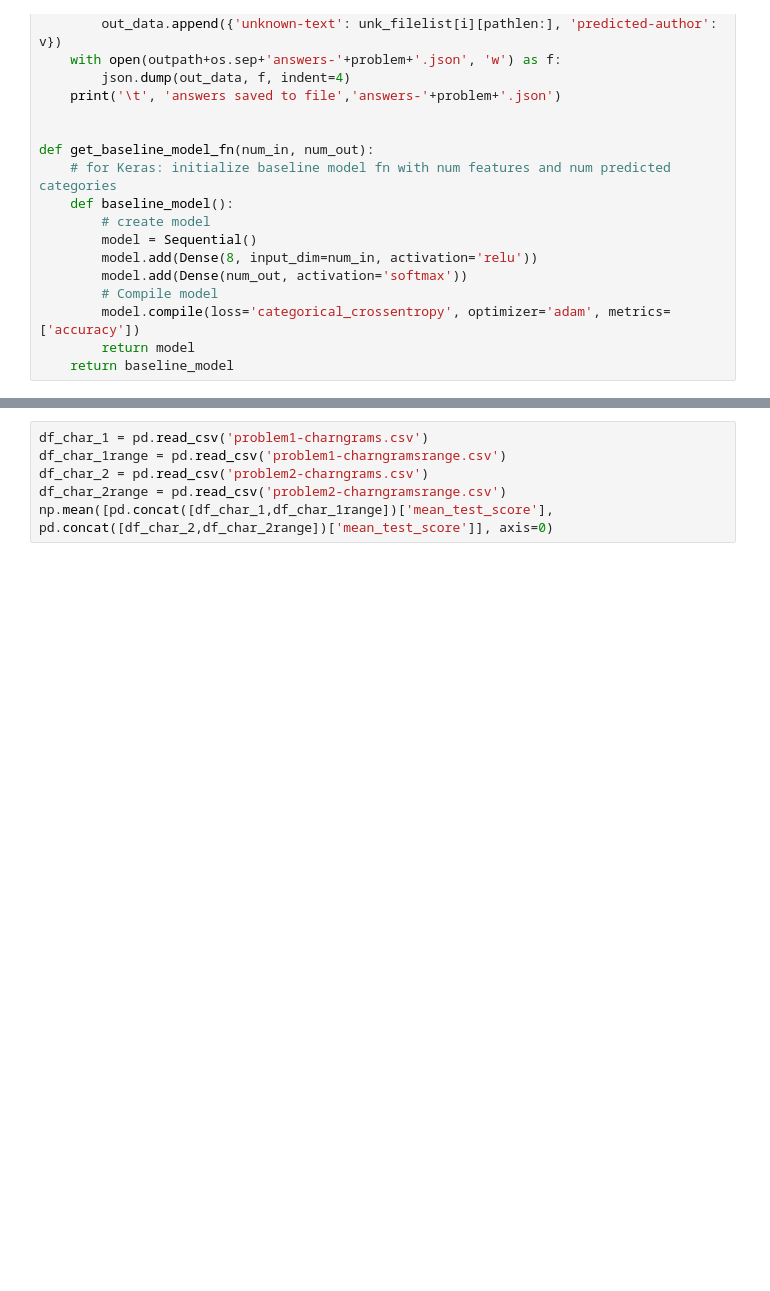
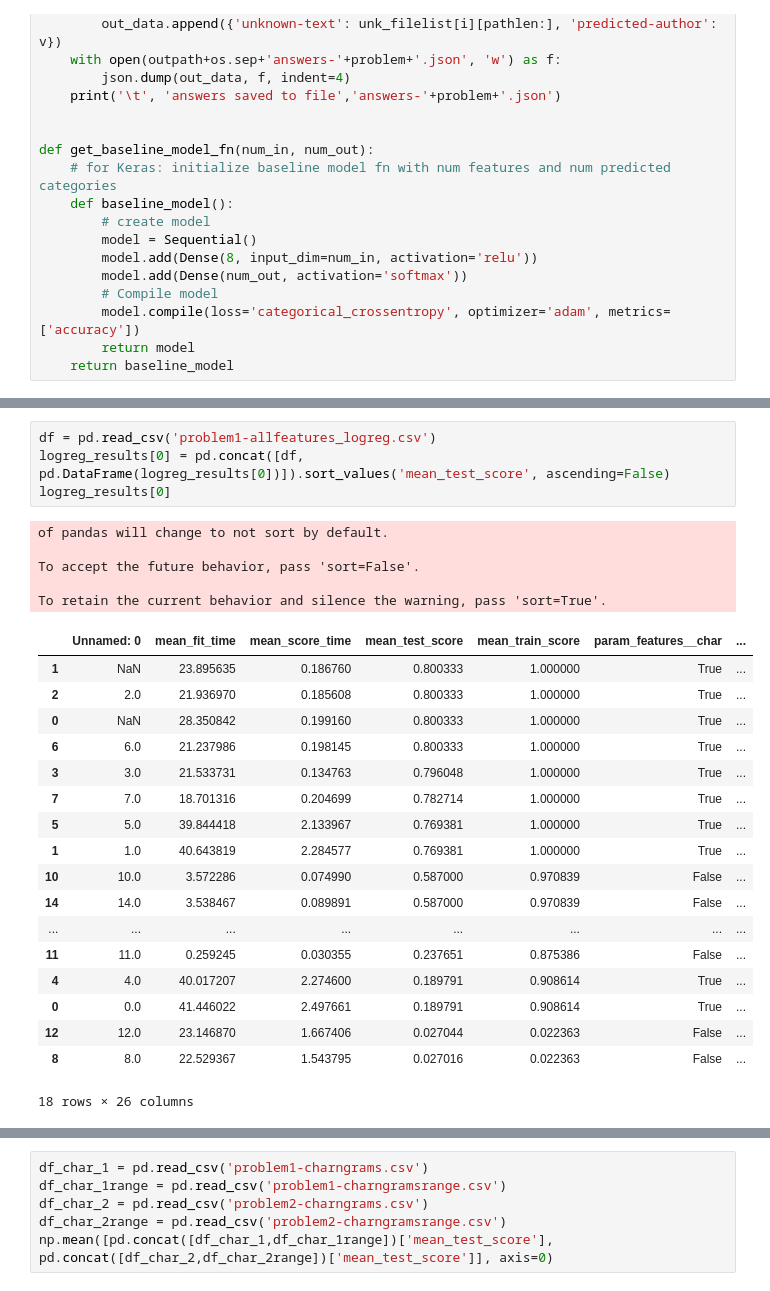
Before and after one commit to sallyi/lang-proc-exam, a Jupyter notebook: feature_extraction.ipynb, the cells around one changed output, grey strips where cells are left out. Drawn from its saved outputs; the diff is of its cells as text; blank space fills up the shorter version.

```diff
--- a/feature_extraction.ipynb
+++ b/feature_extraction.ipynb
@@ -682,0 +938,28 @@ pd.DataFrame(svm_results[1]).to_csv('problem2-clfparams_perceptron.csv')
+# %%
+df = pd.read_csv('problem1-allfeatures_logreg.csv')
+logreg_results[0] = pd.concat([df, pd.DataFrame(logreg_results[0])]).sort_values('mean_test_score', ascending=False)
+logreg_results[0]
+# %% [output]
+of pandas will change to not sort by default.
+
+To accept the future behavior, pass 'sort=False'.
+
+To retain the current behavior and silence the warning, pass 'sort=True'.
+|  | Unnamed: 0 | mean_fit_time | mean_score_time | mean_test_score | mean_train_score | param_features__char | ... |
+| 1 | NaN | 23.895635 | 0.186760 | 0.800333 | 1.000000 | True | ... |
+| 2 | 2.0 | 21.936970 | 0.185608 | 0.800333 | 1.000000 | True | ... |
+| 0 | NaN | 28.350842 | 0.199160 | 0.800333 | 1.000000 | True | ... |
+| 6 | 6.0 | 21.237986 | 0.198145 | 0.800333 | 1.000000 | True | ... |
+| 3 | 3.0 | 21.533731 | 0.134763 | 0.796048 | 1.000000 | True | ... |
+| 7 | 7.0 | 18.701316 | 0.204699 | 0.782714 | 1.000000 | True | ... |
+| 5 | 5.0 | 39.844418 | 2.133967 | 0.769381 | 1.000000 | True | ... |
+| 1 | 1.0 | 40.643819 | 2.284577 | 0.769381 | 1.000000 | True | ... |
+| 10 | 10.0 | 3.572286 | 0.074990 | 0.587000 | 0.970839 | False | ... |
+| 14 | 14.0 | 3.538467 | 0.089891 | 0.587000 | 0.970839 | False | ... |
+| ... | ... | ... | ... | ... | ... | ... | ... |
+| 11 | 11.0 | 0.259245 | 0.030355 | 0.237651 | 0.875386 | False | ... |
+| 4 | 4.0 | 40.017207 | 2.274600 | 0.189791 | 0.908614 | True | ... |
+| 0 | 0.0 | 41.446022 | 2.497661 | 0.189791 | 0.908614 | True | ... |
+| 12 | 12.0 | 23.146870 | 1.667406 | 0.027044 | 0.022363 | False | ... |
+| 8 | 8.0 | 22.529367 | 1.543795 | 0.027016 | 0.022363 | False | ... |
+18 rows × 26 columns
```
Also changed, not shown: parts of 31 cells of this notebook.
